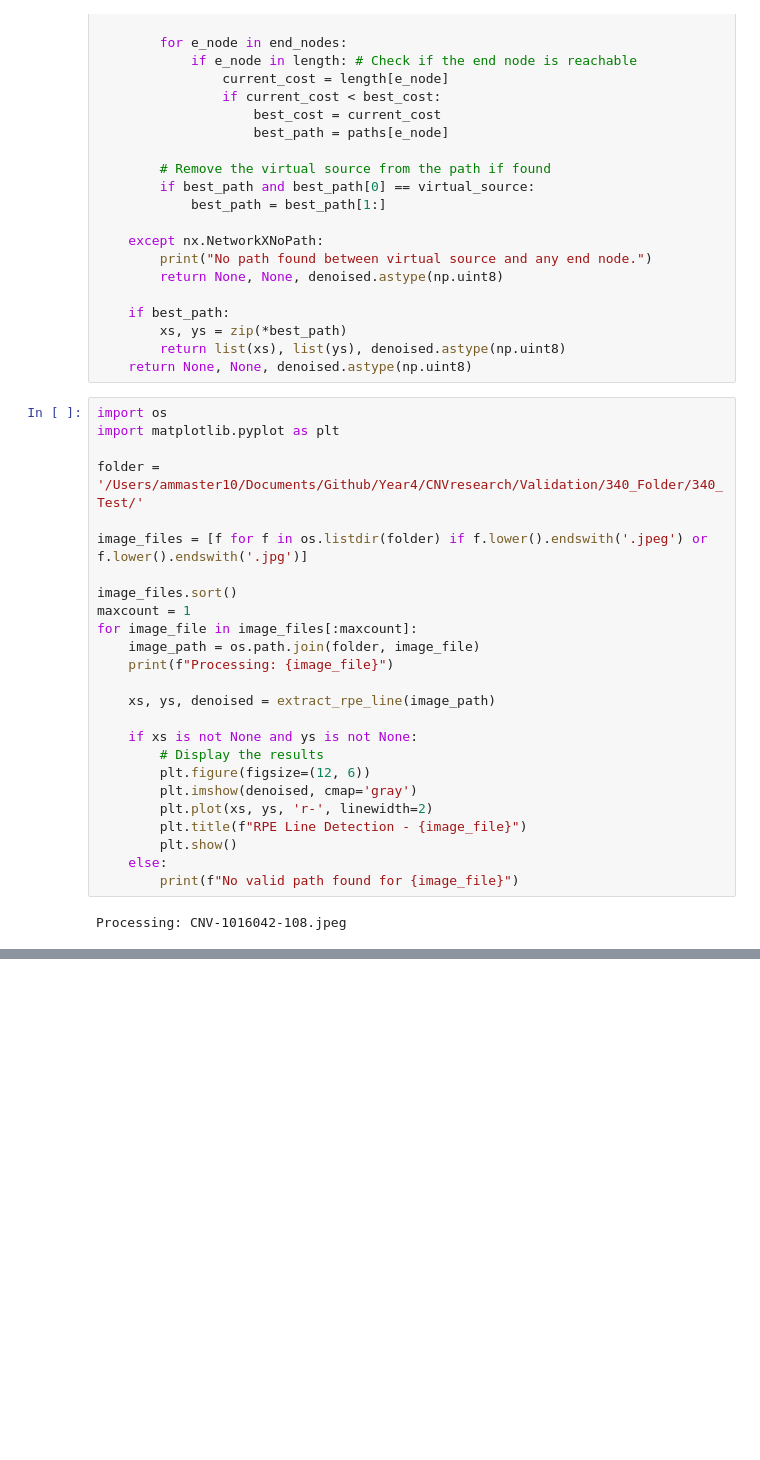
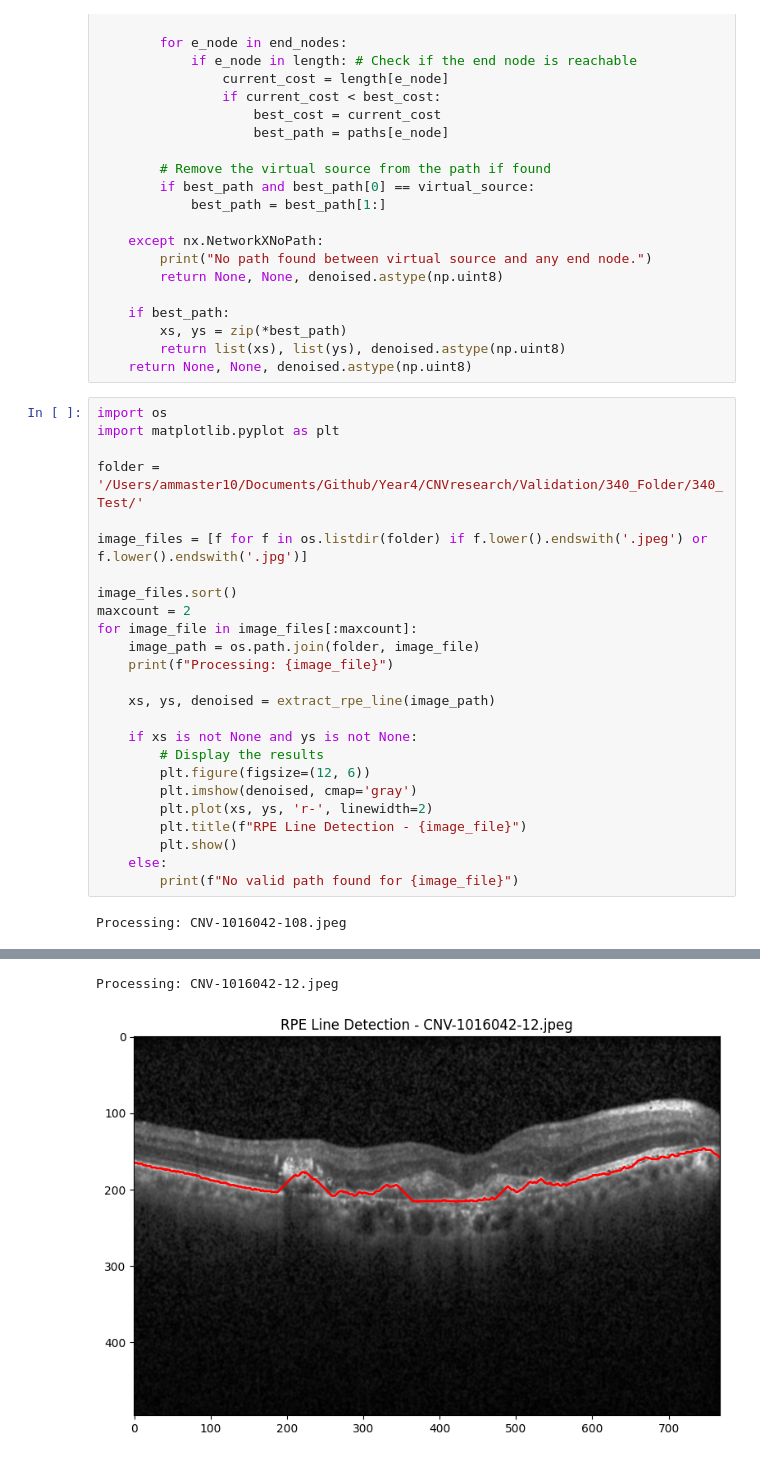
Before and after one commit to ammaster10s/Year4, a Jupyter notebook: CNVresearch/Postprocessing/rpedetection.ipynb, the cells around one changed output, grey strips where cells are left out. Cells and saved outputs as stored; diff of their text form; blank space fills up the shorter version.

```diff
--- a/CNVresearch/Postprocessing/rpedetection.ipynb
+++ b/CNVresearch/Postprocessing/rpedetection.ipynb
@@ -231,31 +231,33 @@ def extract_rpe_line(image_path):
 # %%
 import os
 import matplotlib.pyplot as plt
 
 folder = '/Users/ammaster10/Documents/Github/Year4/CNVresearch/Validation/340_Folder/340_Test/'
 
 image_files = [f for f in os.listdir(folder) if f.lower().endswith('.jpeg') or f.lower().endswith('.jpg')]
 
 image_files.sort()
-maxcount = 1
+maxcount = 2
 for image_file in image_files[:maxcount]:
     image_path = os.path.join(folder, image_file)
     print(f"Processing: {image_file}")
 
     xs, ys, denoised = extract_rpe_line(image_path)
 
     if xs is not None and ys is not None:
         # Display the results
         plt.figure(figsize=(12, 6))
         plt.imshow(denoised, cmap='gray')
         plt.plot(xs, ys, 'r-', linewidth=2)
         plt.title(f"RPE Line Detection - {image_file}")
         plt.show()
     else:
         print(f"No valid path found for {image_file}")
 # %% [output]
 Processing: CNV-1016042-108.jpeg
 [figure]
+Processing: CNV-1016042-12.jpeg
+[figure, added]
 # %%
 import numpy as np
 from scipy.signal import savgol_filter
```
Also changed, not shown: parts of 3 cells of this notebook, 1 other file.
